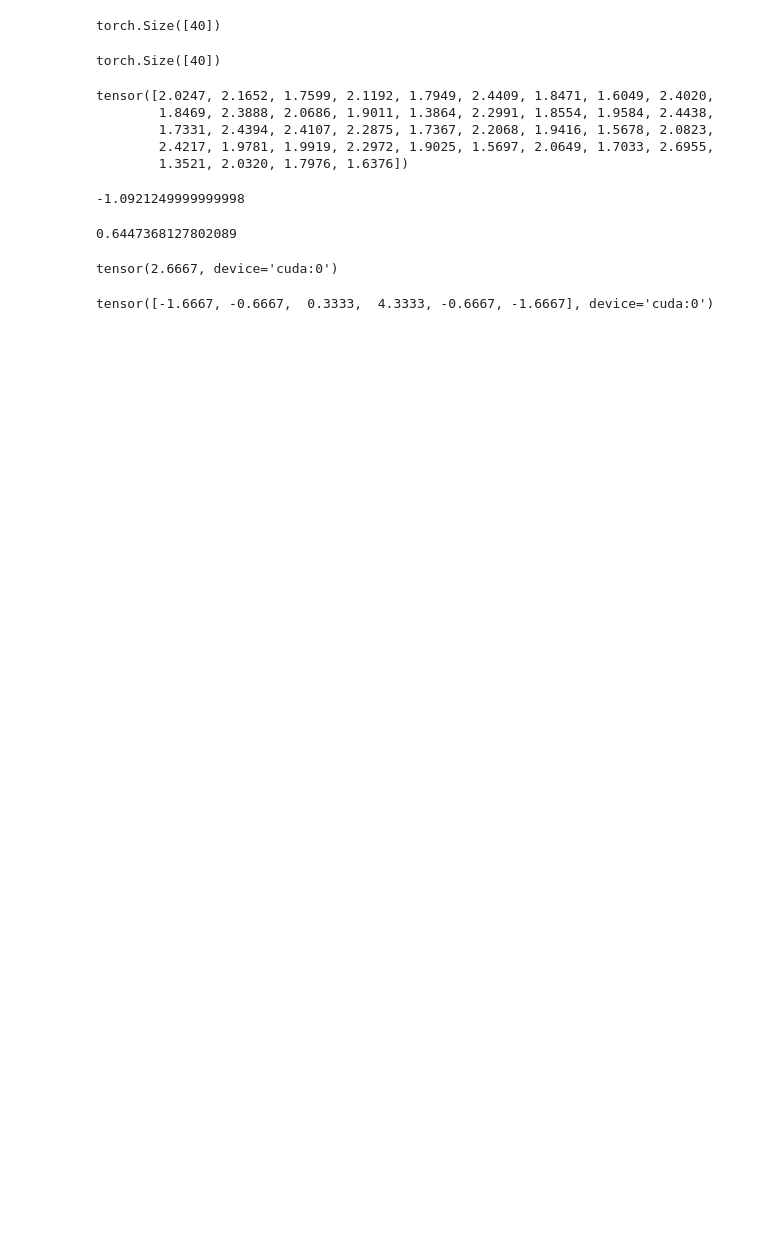
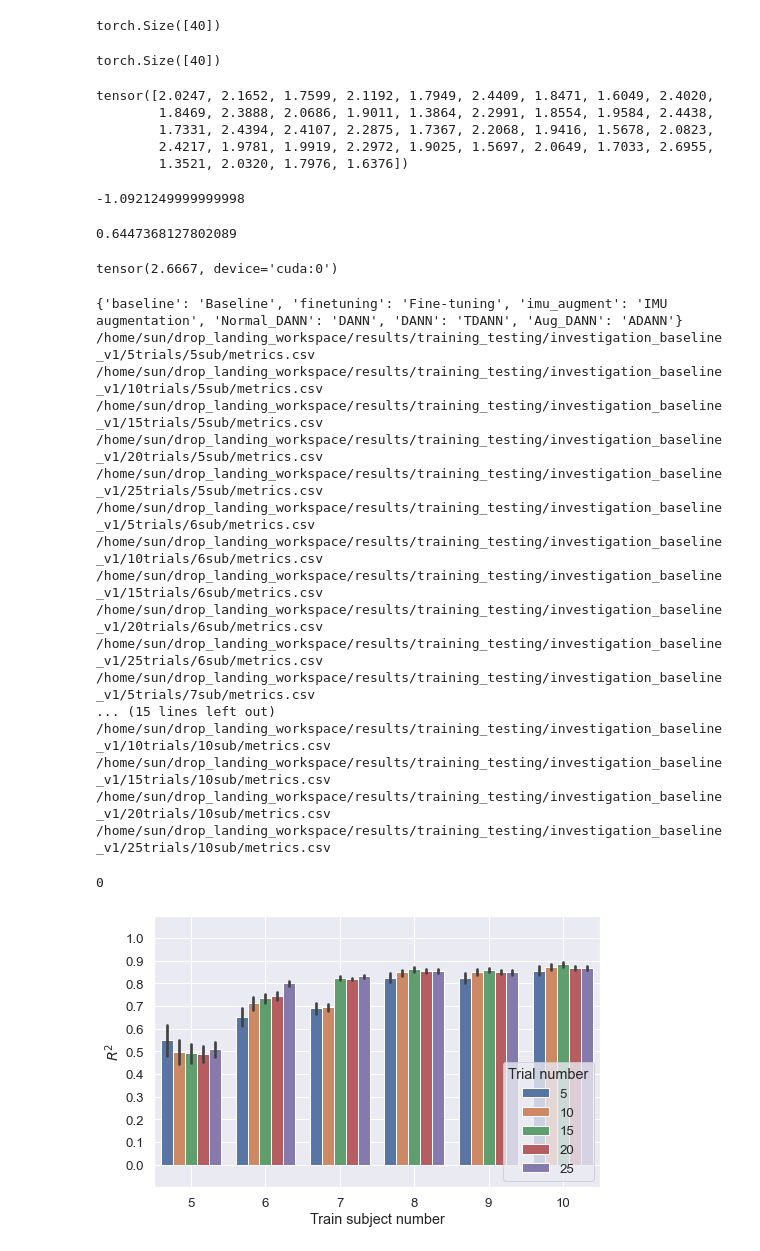
Before and after one commit to sunzhon/transfer_learning_for_droplanding, a Jupyter notebook: jupyter-lab/tf_results_analysis.ipynb, the cells around one changed output. Saved outputs shown, nothing was run; the diff lists cells and outputs as text; code cells hidden in the pictures; blank space fills up the shorter version.

```diff
--- a/jupyter-lab/tf_results_analysis.ipynb
+++ b/jupyter-lab/tf_results_analysis.ipynb
@@ -943,6 +948,58 @@ torch.mean(x)
 # %% [output]
 tensor(2.6667, device='cuda:0')
 # %%
-x-torch.mean(x)
+# display results of baseline
+
+# baseline
+combination_investigation_results = [
+    os.path.join(RESULTS_PATH, "training_testing","investigation_baseline_v1",str(trial_idx)+"trials",str(sub_idx)+"sub","testing_result_folders.txt") for sub_idx in range(5,11,1) for trial_idx in range(5,26,5)
+                                    ]
+
+
+#metrics = get_list_investigation_metrics(combination_investigation_results)
+combination_investigation_metrics = [os.path.join(os.path.dirname(folder),"metrics.csv") for folder in combination_investigation_results]
+#metrics = get_list_investigation_metrics(combination_investigation_metrics)
+
+#subs = list(set(metrics['alias_name']))
+#replace_values = {sub: int(sub.split('v')[1])-1 for sub in subs}
+replace_values = {}
+replace_values.update({'baseline': 'Baseline', 'finetuning': 'Fine-tuning', 'imu_augment': 'IMU augmentation', 'Normal_DANN': 'DANN', 'DANN': 'TDANN', 'Aug_DANN': 'ADANN'})
+print(replace_values)
+replace_columns = {'subject_num': 'Train subject number', 'trial_num': 'Trial number'}
+
+plot_config={
+        "save_fig": False, "save_format":"jpg", "save_folder_index": 0,
+         'figsize':(8, 5),
+         "hue": 'Trial number',
+        'replace_values': replace_values,
+        'replace_columns': replace_columns,
+        'x': 'Train subject number',
+        'title': 'baseline',
+        'yticks': (0, 0.1, 0.2, 0.3, 0.4, 0.5, 0.6, 0.7, 0.8, 0.9, 1.0),
+        #'plot_title': 'baseline',
+    'font_scale': 1.2,
+    'plot_type': 'barplot',
+    }
+
+filters={'drop_value':0.0,'sort_variable':'r2'}
+p6plot_model_accuracy(combination_investigation_metrics, ttest=False, **plot_config)
 # %% [output]
-tensor([-1.6667, -0.6667,  0.3333,  4.3333, -0.6667, -1.6667], device='cuda:0')
+{'baseline': 'Baseline', 'finetuning': 'Fine-tuning', 'imu_augment': 'IMU augmentation', 'Normal_DANN': 'DANN', 'DANN': 'TDANN', 'Aug_DANN': 'ADANN'}
+/home/sun/drop_landing_workspace/results/training_testing/investigation_baseline_v1/5trials/5sub/metrics.csv
+/home/sun/drop_landing_workspace/results/training_testing/investigation_baseline_v1/10trials/5sub/metrics.csv
+/home/sun/drop_landing_workspace/results/training_testing/investigation_baseline_v1/15trials/5sub/metrics.csv
+/home/sun/drop_landing_workspace/results/training_testing/investigation_baseline_v1/20trials/5sub/metrics.csv
+/home/sun/drop_landing_workspace/results/training_testing/investigation_baseline_v1/25trials/5sub/metrics.csv
+/home/sun/drop_landing_workspace/results/training_testing/investigation_baseline_v1/5trials/6sub/metrics.csv
+/home/sun/drop_landing_workspace/results/training_testing/investigation_baseline_v1/10trials/6sub/metrics.csv
+/home/sun/drop_landing_workspace/results/training_testing/investigation_baseline_v1/15trials/6sub/metrics.csv
+/home/sun/drop_landing_workspace/results/training_testing/investigation_baseline_v1/20trials/6sub/metrics.csv
+/home/sun/drop_landing_workspace/results/training_testing/investigation_baseline_v1/25trials/6sub/metrics.csv
+/home/sun/drop_landing_workspace/results/training_testing/investigation_baseline_v1/5trials/7sub/metrics.csv
+... (15 lines left out)
+/home/sun/drop_landing_workspace/results/training_testing/investigation_baseline_v1/10trials/10sub/metrics.csv
+/home/sun/drop_landing_workspace/results/training_testing/investigation_baseline_v1/15trials/10sub/metrics.csv
+/home/sun/drop_landing_workspace/results/training_testing/investigation_baseline_v1/20trials/10sub/metrics.csv
+/home/sun/drop_landing_workspace/results/training_testing/investigation_baseline_v1/25trials/10sub/metrics.csv
+0
+[figure, added]
```
Also changed, not shown: parts of 13 cells of this notebook, 13 other files.
